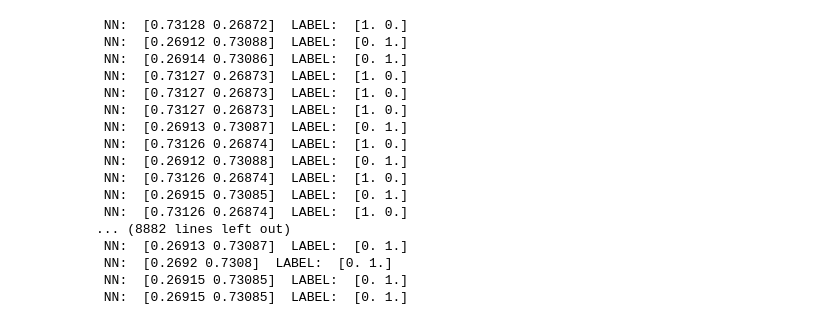
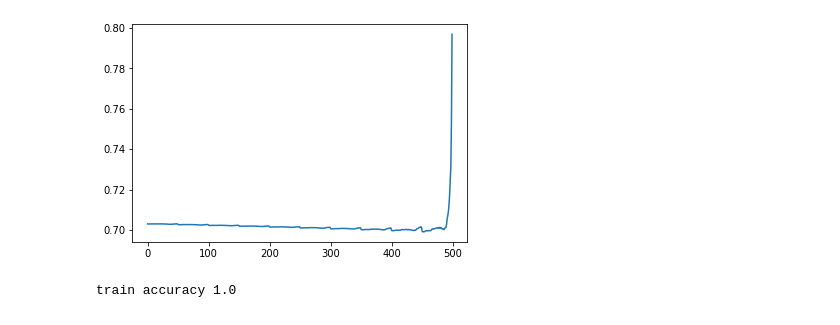
Before and after one commit to lorenz0890/plain_numpy_dnn, a Jupyter notebook: numpy_only_nn.ipynb, the cells around one changed output. Saved outputs shown, nothing was run; the diff lists cells and outputs as text; code cells hidden in the pictures.

```diff
--- a/numpy_only_nn.ipynb
+++ b/numpy_only_nn.ipynb
@@ -252,26 +250,68 @@ for j, x in enumerate(X):
         Y_hat = layer.prop_fwd(Y_hat)
         #print(Y_hat)
 
-    DEBUG=True
+    DEBUG=False
     debug_print('NN:', np.around(Y_hat, decimals=5), 'LABEL:',Y[j])
     DEBUG=False
     if (np.around(Y_hat, decimals=0) == Y[j]).all():
         correct+=1
-# %% [output]
- NN:  [0.73128 0.26872]  LABEL:  [1. 0.]
- NN:  [0.26912 0.73088]  LABEL:  [0. 1.]
- NN:  [0.26914 0.73086]  LABEL:  [0. 1.]
- NN:  [0.73127 0.26873]  LABEL:  [1. 0.]
- NN:  [0.73127 0.26873]  LABEL:  [1. 0.]
- NN:  [0.73127 0.26873]  LABEL:  [1. 0.]
- NN:  [0.26913 0.73087]  LABEL:  [0. 1.]
- NN:  [0.73126 0.26874]  LABEL:  [1. 0.]
- NN:  [0.26912 0.73088]  LABEL:  [0. 1.]
- NN:  [0.73126 0.26874]  LABEL:  [1. 0.]
- NN:  [0.26915 0.73085]  LABEL:  [0. 1.]
- NN:  [0.73126 0.26874]  LABEL:  [1. 0.]
-... (8882 lines left out)
- NN:  [0.26913 0.73087]  LABEL:  [0. 1.]
- NN:  [0.2692 0.7308]  LABEL:  [0. 1.]
- NN:  [0.26915 0.73085]  LABEL:  [0. 1.]
- NN:  [0.26915 0.73085]  LABEL:  [0. 1.]
+# %%
+#Batch Gradient Descent
+layers = [
+    Dense(num_features, 4,tanh, tanh_grad),
+    #Dense(4,2, tanh, tanh_grad),
+    Dense(4, num_classes, softmax, softmax_grad)]
+
+batch_size = 200
+epochs = 500#int(len(X)/batch_size)
+alpha = 1.0e-2
+iteration_loss = []
+epoch_loss = []
+DEBUG=False
+batch_no = 0
+for i  in range(epochs):
+    if (batch_no+1)*batch_size > len(X):
+        batch_no=0
+    dA = 0.0
+    for j, sample in enumerate(X[batch_no*batch_size:(batch_no+1)*batch_size]):
+        intermediate = sample
+        for layer in layers:
+            intermediate = layer.prop_fwd(intermediate)
+        Y_hat = 1 - intermediate #TODO: figure why i need to do this
+        iteration_loss.append(binary_crossentropy_loss(Y_hat, Y[j]))
+        dA += binary_crossentropy_loss_grad(Y_hat, Y[j])
+
+    layers.reverse()
+    updW = [0]*len(layers)
+    updB = [0]*len(layers)
+    for k, layer in enumerate(layers):
+        dZ = layer.prop_bwd(dA/batch_size, layer.Z)
+        dW = np.array([np.array([np.sum(layer.A)*z]) for z in dZ])/layer.A.shape[0]
+        db = np.sum(dZ, axis=0, keepdims=True)/layer.A.shape[0]
+        dA = np.dot(layer.W.T, dZ)
+        updW[k] += dW
+        updB[k] += db
+
+    for k, W in enumerate(updW):
+        #print(W)
+        layers[k].W -= alpha*W
+        layers[k].b -= alpha*updB[k]
+    layers.reverse()
+
+    epoch_loss.append(np.array(iteration_loss).mean())
+    batch_no+=1
+
+correct = 0
+epoch_loss.reverse()#TODO: fix loss reversa
+pyplot.plot(epoch_loss)
+pyplot.show()
+for j, x in enumerate(X):
+    Y_hat = x
+    for layer in layers:
+        Y_hat = layer.prop_fwd(Y_hat)
+    if (np.around(Y_hat, decimals=0) == Y[j]).all():
+        correct+=1
+print('train accuracy', correct/len(y))
+# %% [output]
+[figure, added]
+train accuracy 1.0
```
Also changed, not shown: parts of 7 cells of this notebook, 3 other files.
